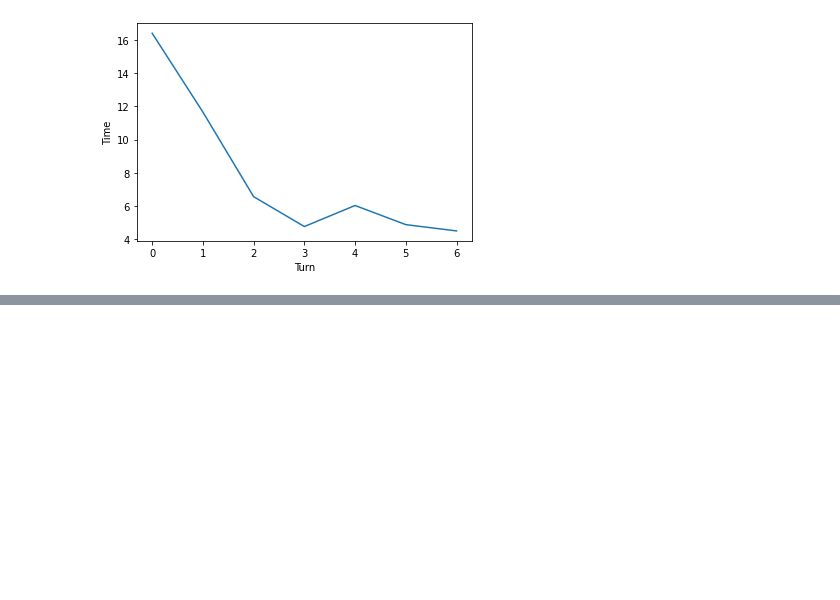
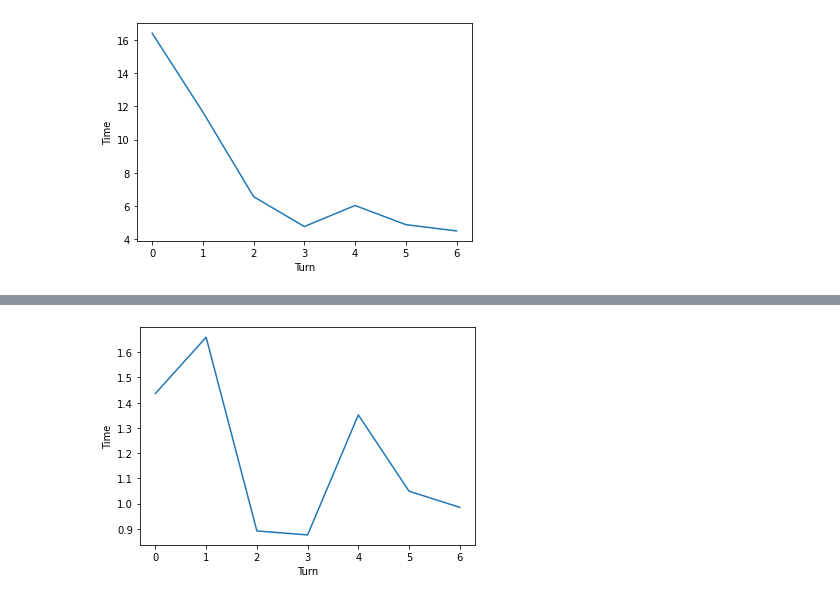
Before and after one commit to BMB0/Assignment-3, a Jupyter notebook: TeekoTests.ipynb, the cells around one changed output, grey strips where cells are left out. Saved outputs shown, nothing was run; the diff lists cells and outputs as text; code cells hidden in the pictures; blank space fills up the shorter version.

```diff
--- a/TeekoTests.ipynb
+++ b/TeekoTests.ipynb
@@ -1297,0 +1835,9 @@ plot.show()
+# %%
+plot.plot(range(len(turn_time)), turn_time)
+plot.xlabel('Turn')
+plot.ylabel('Time')
+plot.title('')
+
+plot.show()
+# %% [output]
+[figure, added]
```
Also changed, not shown: parts of 9 cells of this notebook, 5 other files.
